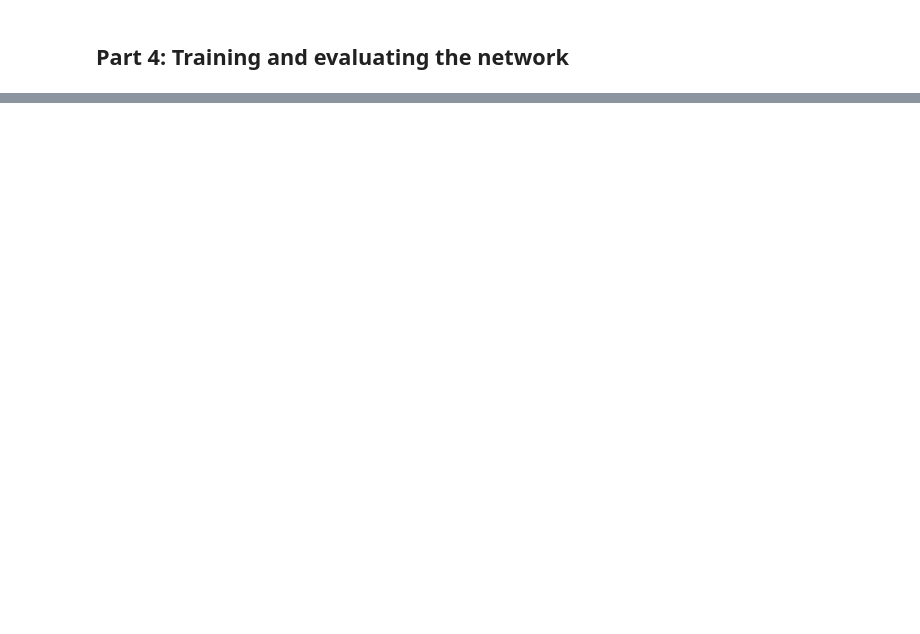
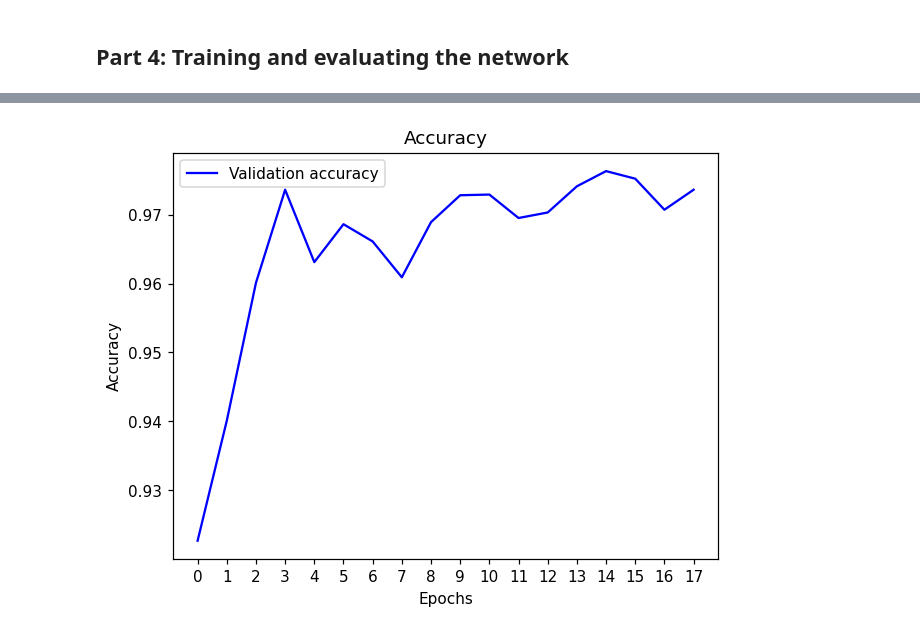
Before and after one commit to SlimShadys/NeuralNetworks, a Jupyter notebook: LAB/[LAB3] Convolutional neural networks.ipynb, the cells around one changed output, grey strips where cells are left out. Saved outputs shown, nothing was run; the diff lists cells and outputs as text; code cells hidden in the pictures; blank space fills up the shorter version.

```diff
--- a/LAB/[LAB3] Convolutional neural networks.ipynb
+++ b/LAB/[LAB3] Convolutional neural networks.ipynb
@@ -258,7 +288,7 @@ def accuracy(net, loader, device):
   acc = torchmetrics.Accuracy().to(device)
   for xb, yb in loader:
       xb, yb = xb.to(device), yb.to(device)
-      ypred = cnn(xb)
+      ypred = net(xb)
       _ = acc(ypred, yb)
   return acc.compute()
 # %%
@@ -303,0 +647,11 @@ Accuracy at epoch 2: 0.9280999898910522
+# %%
+def accuracy(net, loader, device):
+  # A function that aggregates the accuracy over all mini-batches in the loader.
+  # See here for a quick-start on torchmetrics: https://torchmetrics.readthedocs.io/en/stable/pages/quickstart.html.
+  acc = torchmetrics.Accuracy().to(device)
+  for xb, yb in tqdm.tqdm(loader):
+      xb = xb.repeat(1, 3, 1, 1) # RGB ;)
+      xb, yb = xb.to(device), yb.to(device)
+      ypred = net(xb)
+      _ = acc(ypred, yb)
+  return acc.compute()
@@ -303,0 +742,18 @@ Accuracy at epoch 2: 0.9280999898910522
+# %%
+epochs = np.arange(0,nepochs,1)
+
+# for idx in range(len(accuracies)):
+#    var = accuracies[idx]
+#    var = var.detach().cpu().numpy()
+#    accuracies[idx] = var
+
+plt.figure(dpi=110)
+plt.title("Accuracy")
+plt.xlabel('Epochs')
+plt.ylabel('Accuracy')
+plt.plot(epochs, accuracies, label="Validation accuracy", c="blue")
+plt.xticks(epochs)
+plt.legend()
+plt.show()
+# %% [output]
+[figure, added]
```
Also changed, not shown: parts of 60 cells of this notebook, 1 other file.
